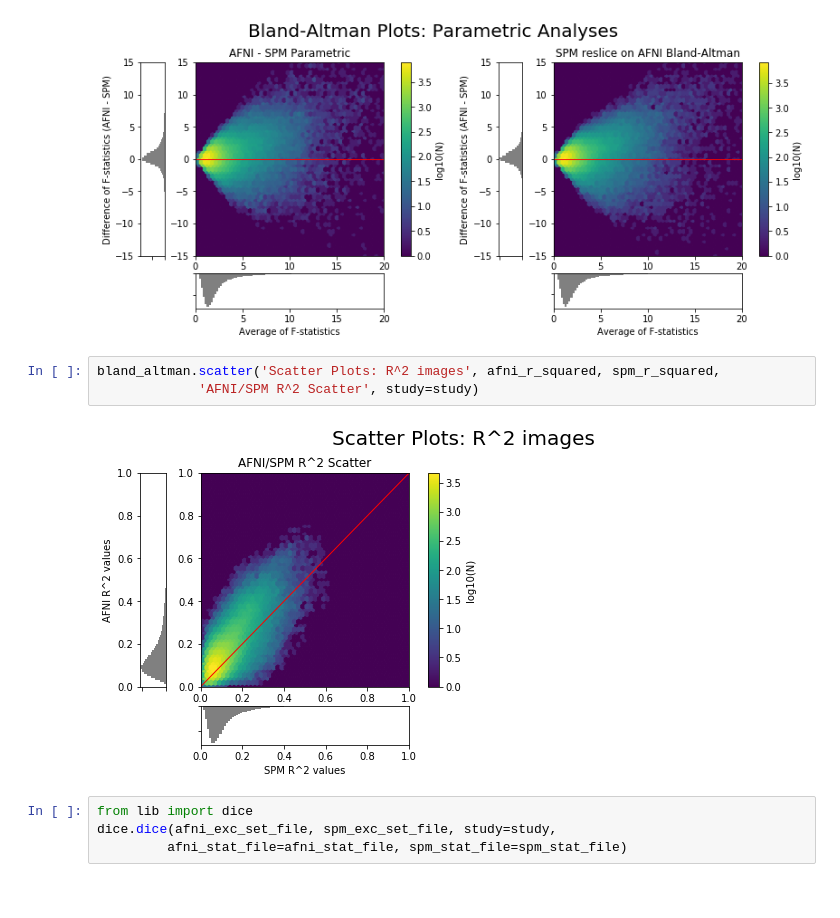
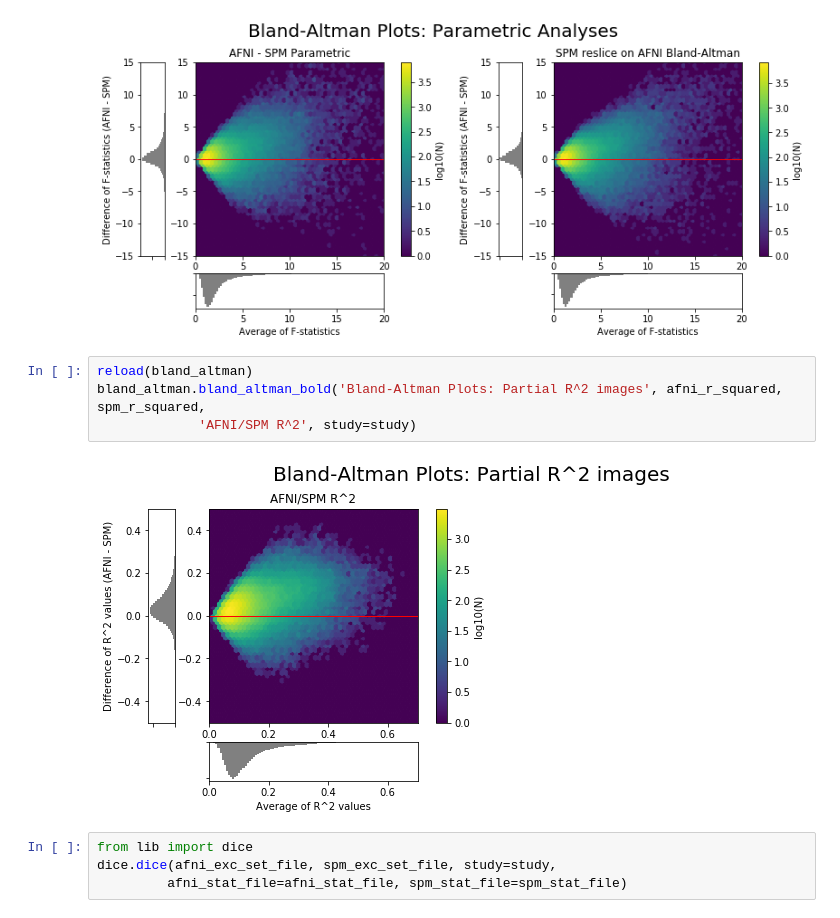
Before and after one commit to NISOx-BDI/Software_Comparison, a Jupyter notebook: figures/ds120_notebook.ipynb, the cells around one changed output. Cells and saved outputs as stored; diff of their text form.

Commit message:
Notebooks and figures complete

```diff
--- a/figures/ds120_notebook.ipynb
+++ b/figures/ds120_notebook.ipynb
@@ -106,10 +106,11 @@ bland_altman.bland_altman('Bland-Altman Plots: Parametric Analyses', afni_stat_f
 # %% [output]
 [figure]
 # %%
-bland_altman.scatter('Scatter Plots: R^2 images', afni_r_squared, spm_r_squared,
-             'AFNI/SPM R^2 Scatter', study=study)
+reload(bland_altman)
+bland_altman.bland_altman_bold('Bland-Altman Plots: Partial R^2 images', afni_r_squared, spm_r_squared,
+             'AFNI/SPM R^2', study=study)
 # %% [output]
-[figure, old version]
+[figure, new version]
 # %%
 from lib import dice
 dice.dice(afni_exc_set_file, spm_exc_set_file, study=study,
```
Also changed, not shown: 23 other files.
